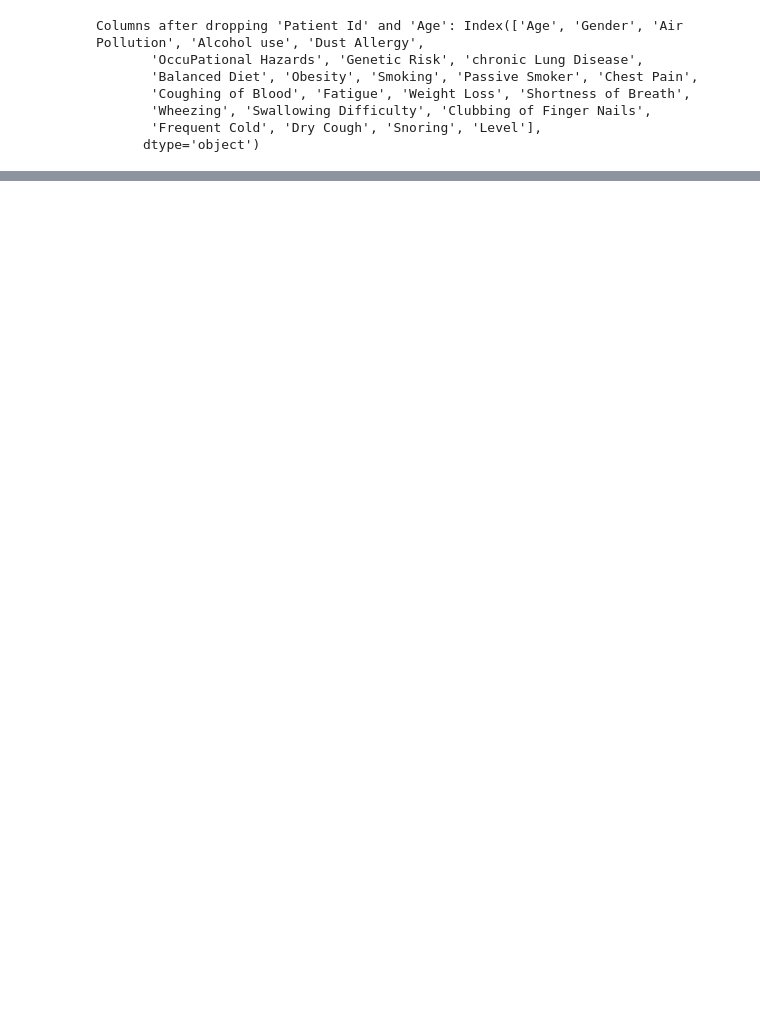
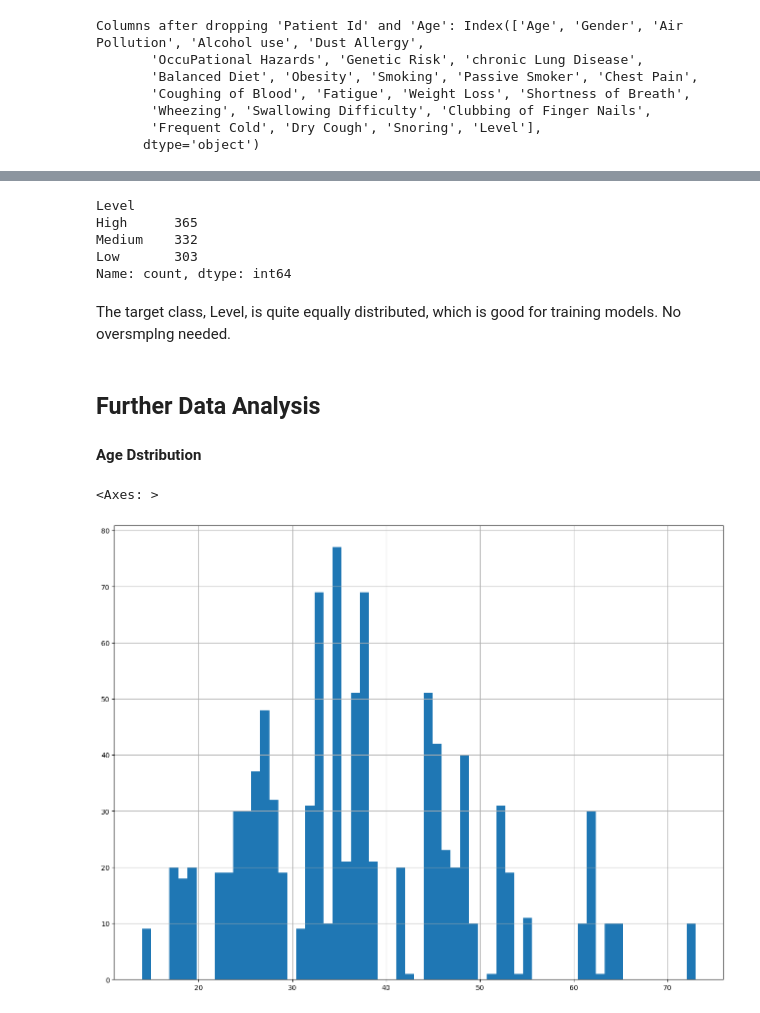
Before and after one commit to machine-learning-hwu-project/Dubai_UG_11, a Jupyter notebook: data-analysis/Data_Analysis_Tabular_Lung_Cancer.ipynb, the cells around one changed output, grey strips where cells are left out. Cells and saved outputs as stored; diff of their text form; code cells hidden in the pictures; blank space fills up the shorter version.

```diff
--- a/data-analysis/Data_Analysis_Tabular_Lung_Cancer.ipynb
+++ b/data-analysis/Data_Analysis_Tabular_Lung_Cancer.ipynb
@@ -31,14 +31,14 @@ With this code, I load the binary dataset from a folder into a panda datafame
 # %%
-LUNG_TABULAR_PATH = os.path.join("..", "dataset", "lung_tabular")
+LUNG_CATEGORICAL_PATH = os.path.join("..", "dataset", "lung_categorical")
 
-def load_lung_tabular(lung_tabular_path=LUNG_TABULAR_PATH):
-    csv_path = os.path.join(lung_tabular_path, "lung_tabular.csv")
+def load_lung_categorical(lung_categorical_path=LUNG_CATEGORICAL_PATH):
+    csv_path = os.path.join(lung_categorical_path, "lung_categorical.csv")
     return pd.read_csv(csv_path)
 
-lung_tabular = load_lung_tabular()
+lung_categorical = load_lung_categorical()
 
-print("Shape of data: ", lung_tabular.shape)
-lung_tabular.head() #Display first five rows of the frame
+print("Shape of data: ", lung_categorical.shape)
+lung_categorical.head() #Display first five rows of the frame
 # %% [output]
 Shape of data:  (1000, 26)
 |  | index | Patient Id | Age | Gender | Air Pollution | Alcohol use | Dust Allergy | OccuPational Hazards | ... |
@@ -66,10 +66,10 @@ The feature Gender is of binary nominal type, taking on possible values of ["M",
 This dataset has 1000 instances.
 # %%
 # Drop the 'Patient Id' and 'Age' columns in place
-lung_tabular.drop(columns=['Patient Id', 'index'], inplace=True)
+lung_categorical.drop(columns=['Patient Id', 'index'], inplace=True)
 
 # Verify if the columns were dropped
-print("Columns after dropping 'Patient Id' and 'Age':", lung_tabular.columns)
+print("Columns after dropping 'Patient Id' and 'Age':", lung_categorical.columns)
 # %% [output]
 Columns after dropping 'Patient Id' and 'Age': Index(['Age', 'Gender', 'Air Pollution', 'Alcohol use', 'Dust Allergy',
        'OccuPational Hazards', 'Genetic Risk', 'chronic Lung Disease',
@@ -82,0 +144,19 @@ Columns after dropping 'Patient Id' and 'Age': Index(['Age', 'Gender', 'Air Poll
+# %%
+lung_categorical['Level'].value_counts()
+# %% [output]
+Level
+High      365
+Medium    332
+Low       303
+Name: count, dtype: int64
+# %% [markdown]
+The target class, Level, is quite equally distributed, which is good for training models. No oversmplng needed.
+# %% [markdown]
+## Further Data Analysis
+
+#### Age Dstribution
+# %%
+lung_categorical['Age'].hist(bins=61, figsize=(16,12))
+# %% [output]
+<Axes: >
+[figure, added]
```
Also changed, not shown: parts of 10 cells of this notebook.
